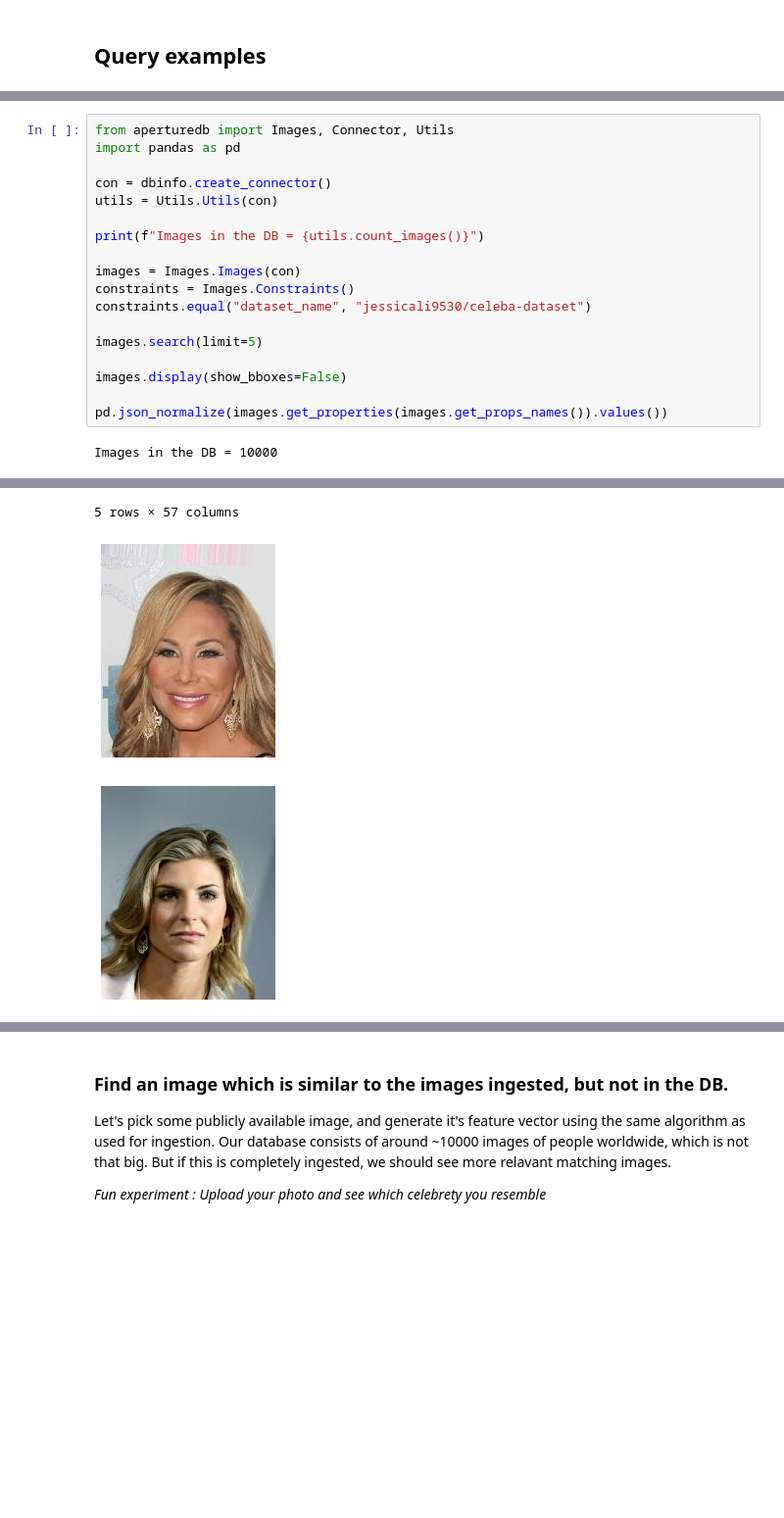
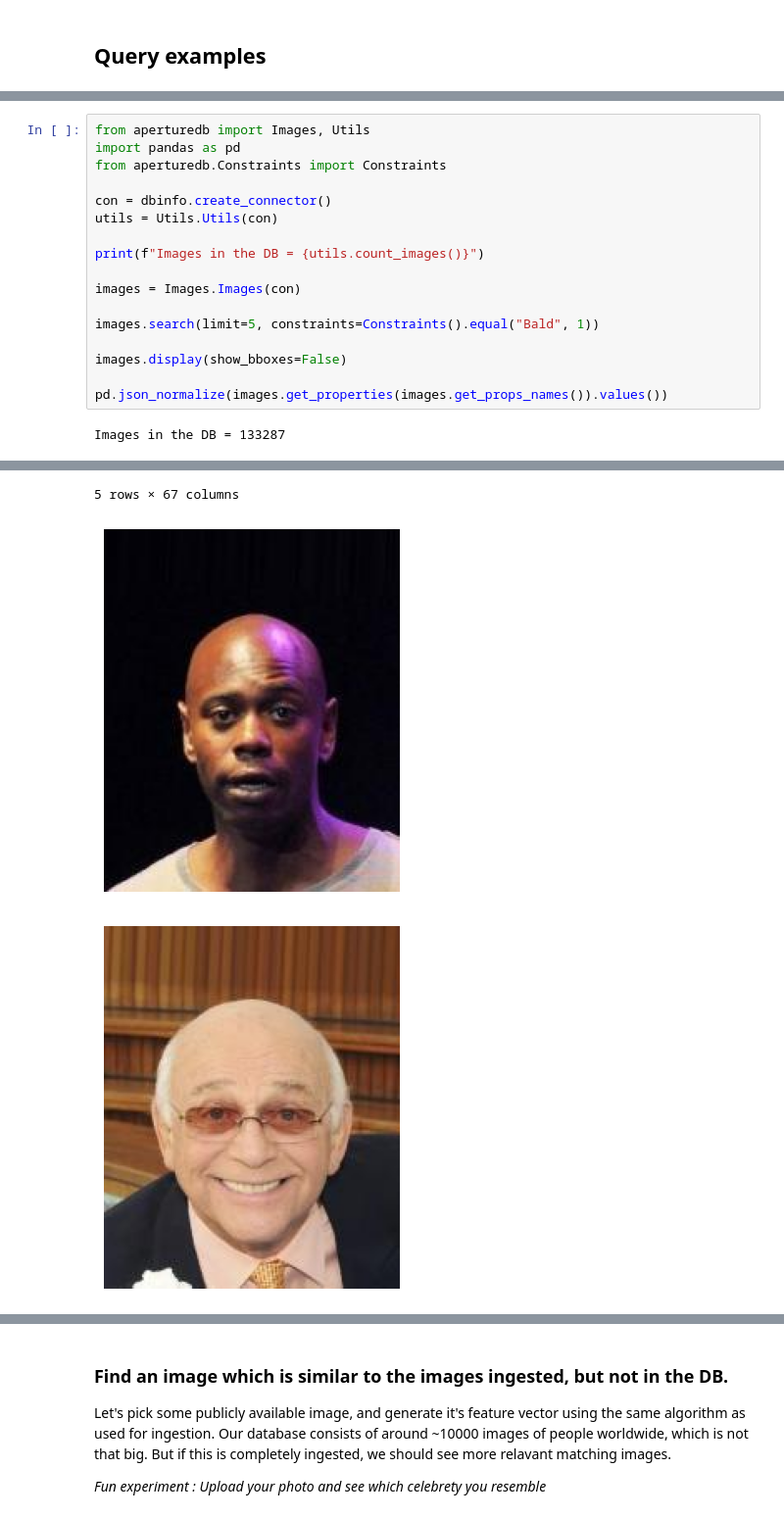
Before and after one commit to aperture-data/aperturedb-python, a Jupyter notebook: examples/similarity_search/similarity_search.ipynb, the cells around one changed output, grey strips where cells are left out. Shown at 98% size. Cells and saved outputs as stored; diff of their text form; blank space fills up the shorter version.

```diff
--- a/examples/similarity_search/similarity_search.ipynb
+++ b/examples/similarity_search/similarity_search.ipynb
@@ -93,6 +123,7 @@ loader.ingest(dataset, stats=True)
 # %%
-from aperturedb import Images, Connector, Utils
+from aperturedb import Images, Utils
 import pandas as pd
+from aperturedb.Constraints import Constraints
 
 con = dbinfo.create_connector()
 utils = Utils.Utils(con)
@@ -100,14 +131,12 @@ utils = Utils.Utils(con)
 print(f"Images in the DB = {utils.count_images()}")
 
 images = Images.Images(con)
-constraints = Images.Constraints()
-constraints.equal("dataset_name", "jessicali9530/celeba-dataset")
 
-images.search(limit=5)
+images.search(limit=5, constraints=Constraints().equal("Bald", 1))
 
 images.display(show_bboxes=False)
 
 pd.json_normalize(images.get_properties(images.get_props_names()).values())
 # %% [output]
-Images in the DB = 10000
+Images in the DB = 133287
 |  | 5_o_Clock_Shadow | Arched_Eyebrows | Attractive | Bags_Under_Eyes | Bald | Bangs | Big_Lips | Big_Nose | ... |
@@ -119,3 +148,3 @@ Images in the DB = 10000
-5 rows × 57 columns
+5 rows × 67 columns
-[figure, old version]
+[figure, new version]
-[figure, old version]
+[figure, new version]
```
Also changed, not shown: parts of 7 cells of this notebook.
